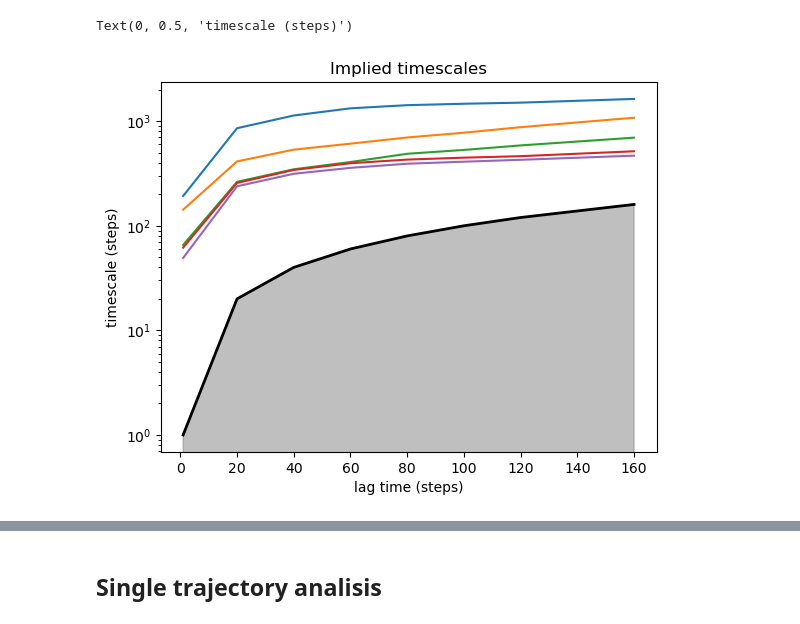
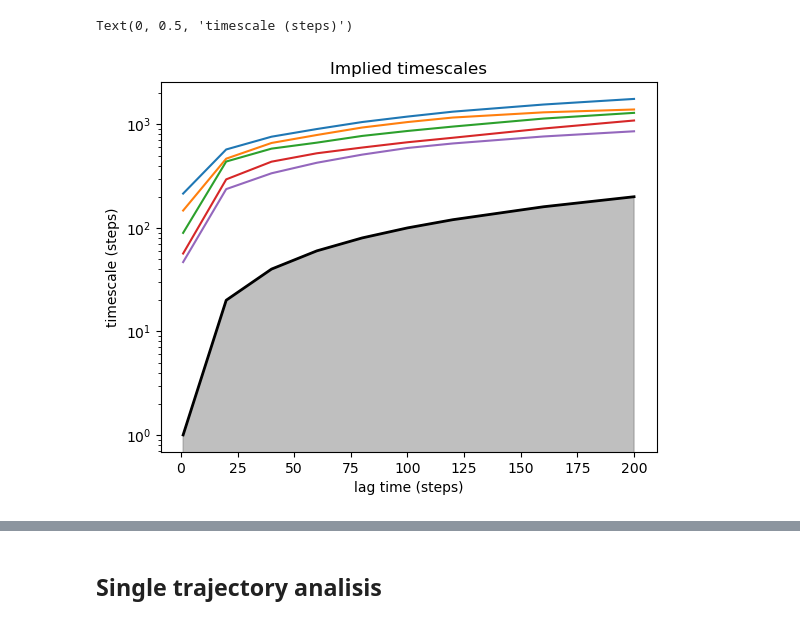
Before and after one commit to jacopoventurin/replica1, a Jupyter notebook: termo_analysis_single.ipynb, the cells around one changed output, grey strips where cells are left out. Cells and saved outputs as stored; diff of their text form; code cells hidden in the pictures.

```diff
--- a/termo_analysis_single.ipynb
+++ b/termo_analysis_single.ipynb
@@ -68,21 +69,21 @@ Shape of all distances: (18150, 45)
 # %%
-lags =[1,20,40,60,80,100,120,160]
+lags =[1,20,40,60,80,100,120,160,200]
 models = []
 for lag in lags:
     tica = TICA(lagtime=lag, dim=2, scaling='kinetic_map')
     models.append(tica.fit_fetch(distances))
 
 its_data = implied_timescales(models)
 
 fig, ax = plt.subplots(1, 1)
 plot_implied_timescales(its_data, n_its=5, ax=ax)
 ax.set_yscale('log')
 ax.set_title('Implied timescales')
 ax.set_xlabel('lag time (steps)')
 ax.set_ylabel('timescale (steps)')
 # %% [output]
 Text(0, 0.5, 'timescale (steps)')
-[figure, old version]
+[figure, new version]
 # %%
 # Plot ref TICA
 chosen_tica = TICA(lagtime=80, dim=2, scaling='kinetic_map')
```
Also changed, not shown: parts of 5 cells of this notebook, 4 other files.
